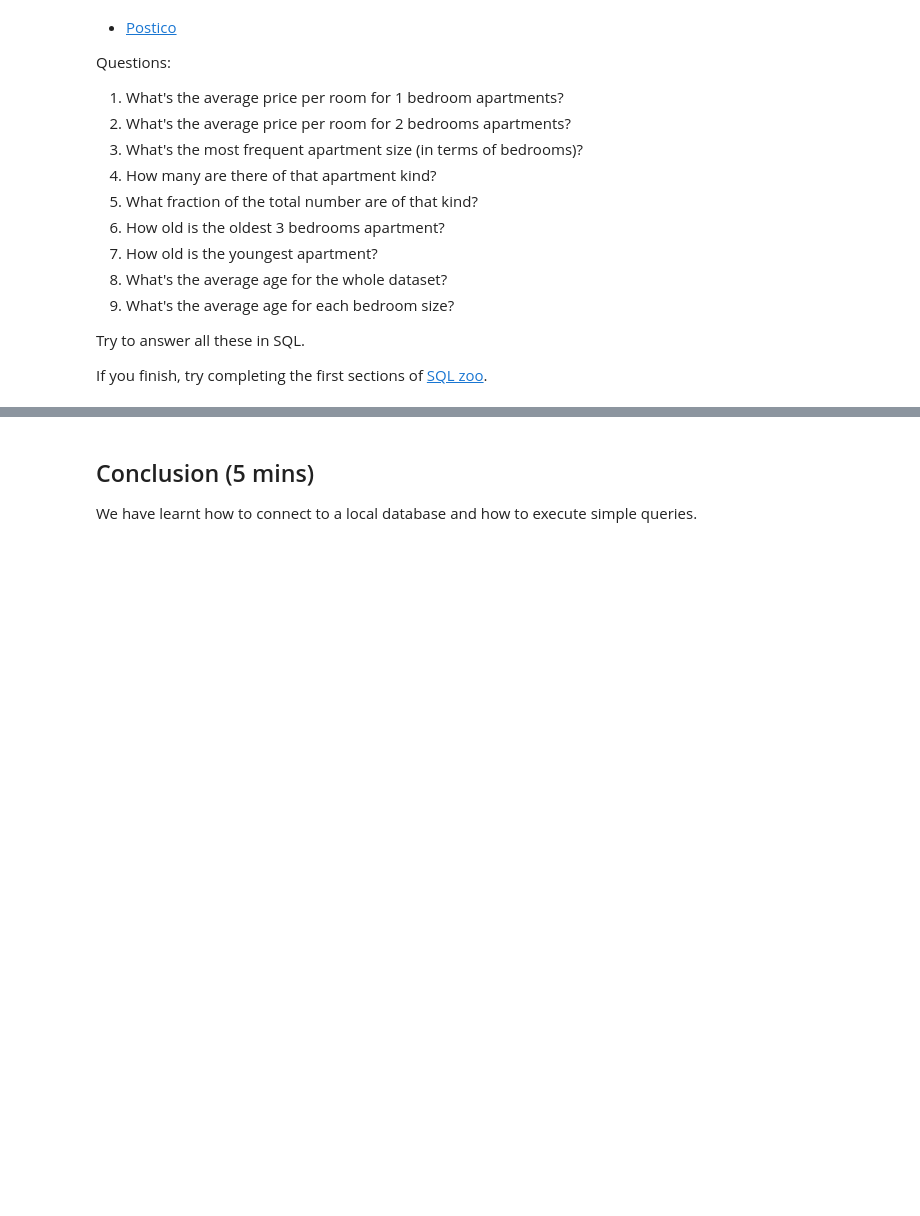
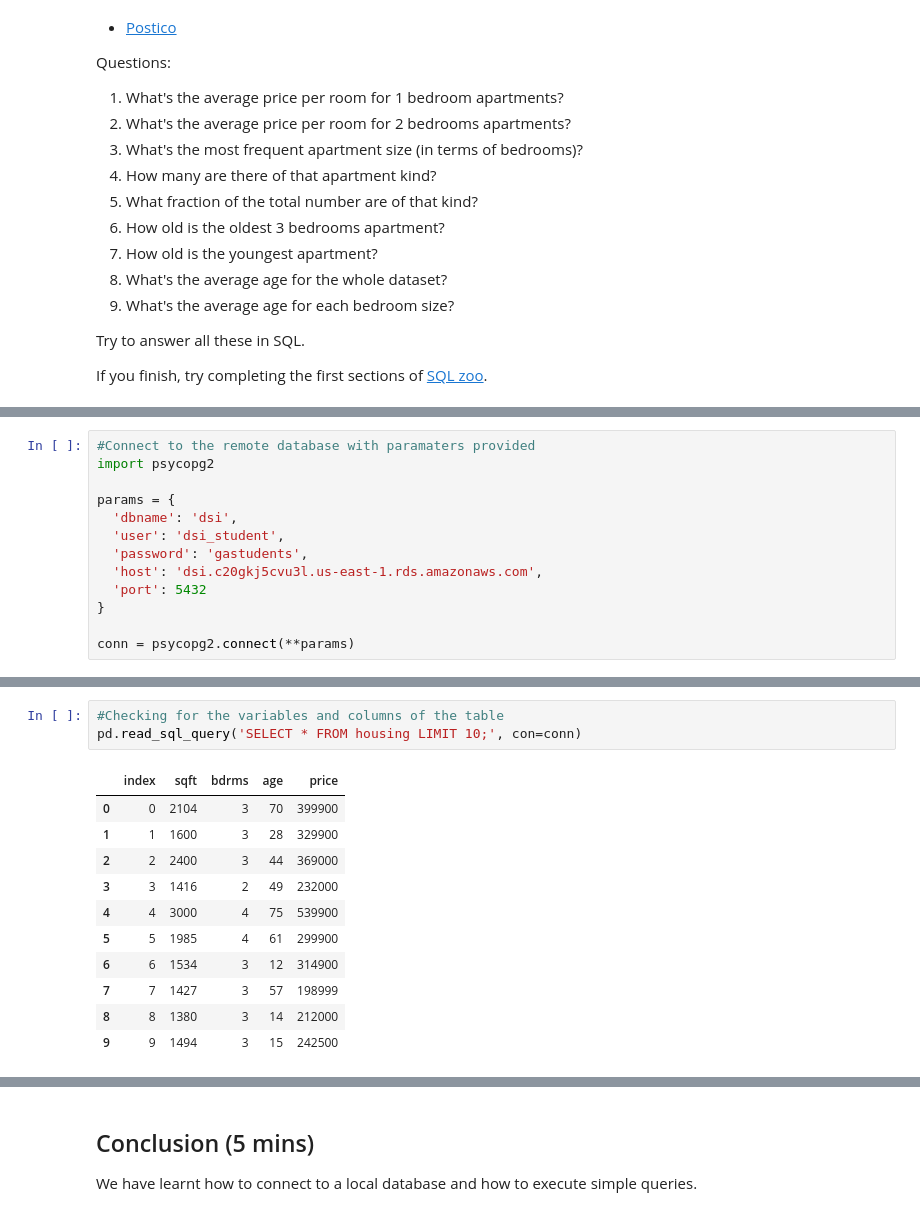
Before and after one commit to ColinJClemence/DataScienceStuff, a Jupyter notebook: curriculum/week-05/1.2-lesson/assets/readme.ipynb, the cells around one changed output, grey strips where cells are left out. Saved outputs shown, nothing was run; the diff lists cells and outputs as text; blank space fills up the shorter version.

```diff
--- a/curriculum/week-05/1.2-lesson/assets/readme.ipynb
+++ b/curriculum/week-05/1.2-lesson/assets/readme.ipynb
@@ -361,0 +376,13 @@ If you finish, try completing the first sections of [SQL zoo](http://www.sqlzoo.
+# %%
+#Connect to the remote database with paramaters provided
+import psycopg2
+
+params = {
+  'dbname': 'dsi',
+  'user': 'dsi_student',
+  'password': 'gastudents',
+  'host': 'dsi.c20gkj5cvu3l.us-east-1.rds.amazonaws.com',
+  'port': 5432
+}
+
+conn = psycopg2.connect(**params)
@@ -361,0 +427,15 @@ If you finish, try completing the first sections of [SQL zoo](http://www.sqlzoo.
+# %%
+#Checking for the variables and columns of the table
+pd.read_sql_query('SELECT * FROM housing LIMIT 10;', con=conn)
+# %% [output]
+|  | index | sqft | bdrms | age | price |
+| 0 | 0 | 2104 | 3 | 70 | 399900 |
+| 1 | 1 | 1600 | 3 | 28 | 329900 |
+| 2 | 2 | 2400 | 3 | 44 | 369000 |
+| 3 | 3 | 1416 | 2 | 49 | 232000 |
+| 4 | 4 | 3000 | 4 | 75 | 539900 |
+| 5 | 5 | 1985 | 4 | 61 | 299900 |
+| 6 | 6 | 1534 | 3 | 12 | 314900 |
+| 7 | 7 | 1427 | 3 | 57 | 198999 |
+| 8 | 8 | 1380 | 3 | 14 | 212000 |
+| 9 | 9 | 1494 | 3 | 15 | 242500 |
```
Also changed, not shown: parts of 17 cells of this notebook, 1 other file.
